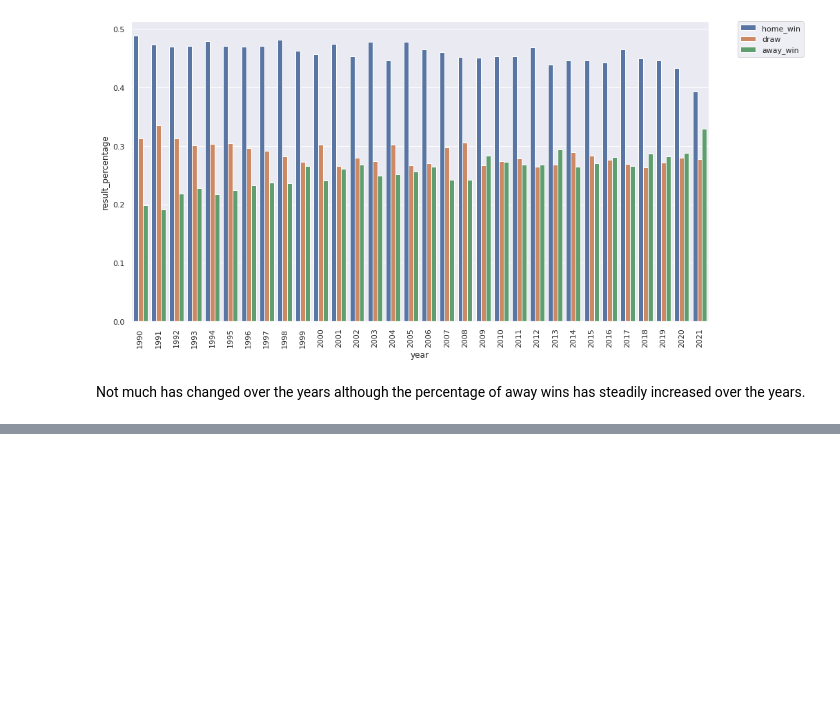
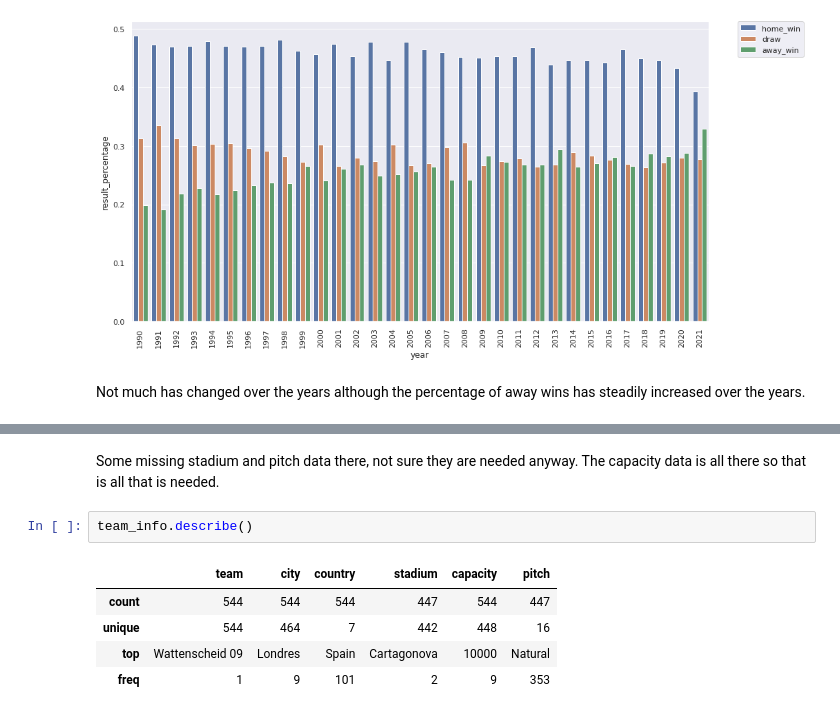
Before and after one commit to dan-bouchard/Football-Match-Outcome-Prediction, a Jupyter notebook: eda_and_data_cleaning.ipynb, the cells around one changed output, grey strips where cells are left out. Drawn from its saved outputs; the diff is of its cells as text; blank space fills up the shorter version.

```diff
--- a/eda_and_data_cleaning.ipynb
+++ b/eda_and_data_cleaning.ipynb
@@ -441,0 +568,10 @@ Not much has changed over the years although the percentage of away wins has ste
+# %% [markdown]
+Some missing stadium and pitch data there, not sure they are needed anyway. The capacity data is all there so that is all that is needed.
+# %%
+team_info.describe()
+# %% [output]
+|  | team | city | country | stadium | capacity | pitch |
+| count | 544 | 544 | 544 | 447 | 544 | 447 |
+| unique | 544 | 464 | 7 | 442 | 448 | 16 |
+| top | Wattenscheid 09 | Londres | Spain | Cartagonova | 10000 | Natural |
+| freq | 1 | 9 | 101 | 2 | 9 | 353 |
```
Also changed, not shown: parts of 11 cells of this notebook, 1 other file.
